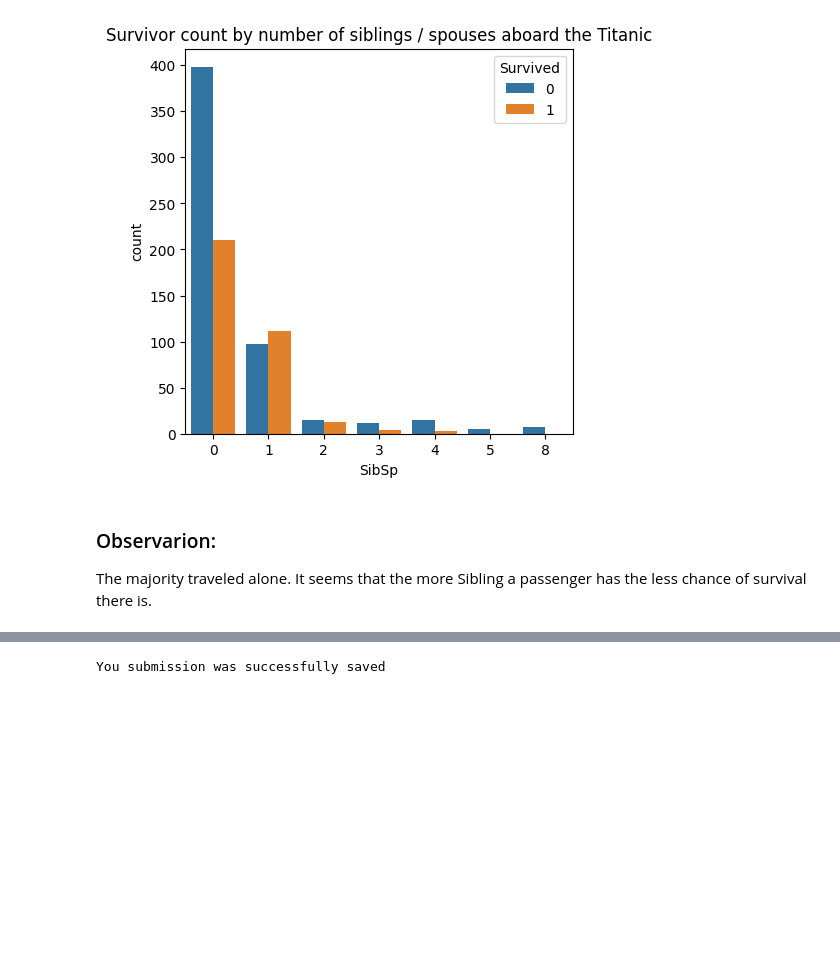
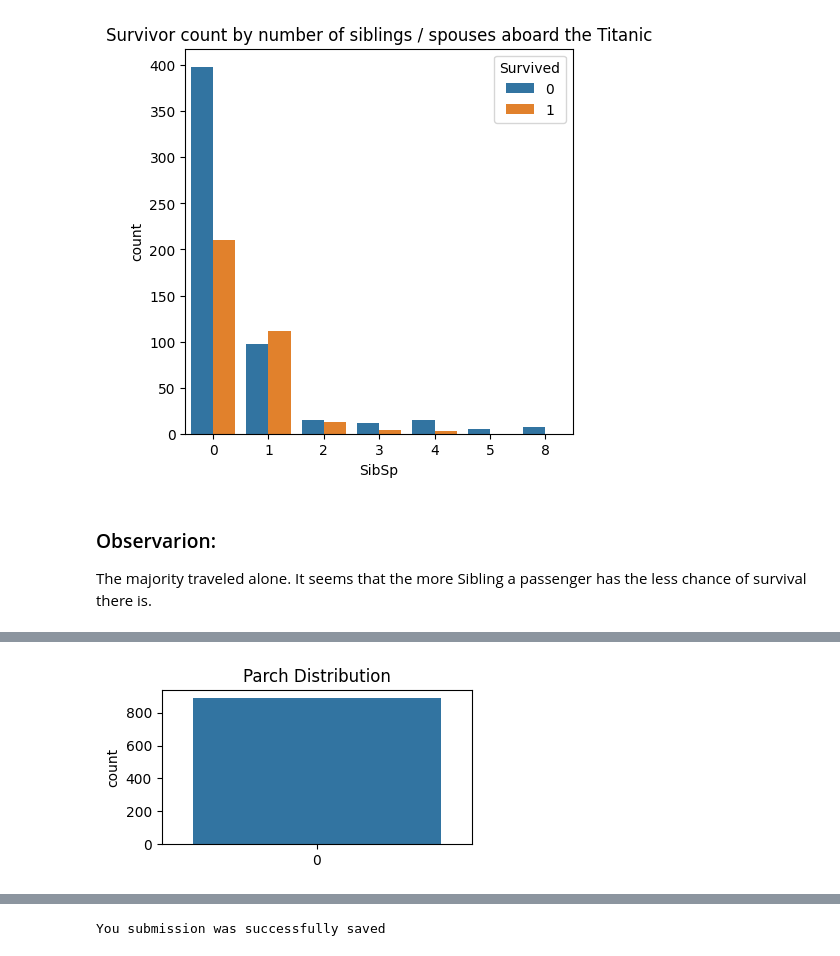
Before and after one commit to PeJiR/KAGGLE-Learn-Courses-, a Jupyter notebook: Titanic - Machine Learning from Disaster.ipynb, the cells around one changed output, grey strips where cells are left out. Drawn from its saved outputs; the diff is of its cells as text; code cells hidden in the pictures; blank space fills up the shorter version.

```diff
--- a/Titanic - Machine Learning from Disaster.ipynb
+++ b/Titanic - Machine Learning from Disaster.ipynb
@@ -554,0 +560,4 @@ The majority traveled alone. It seems that the more Sibling a passenger has the
+# %%
+ show_countplot(train_data, "Parch", "Parch Distribution", (4,2))
+# %% [output]
+[figure, added]
```
Also changed, not shown: parts of 6 cells of this notebook.
